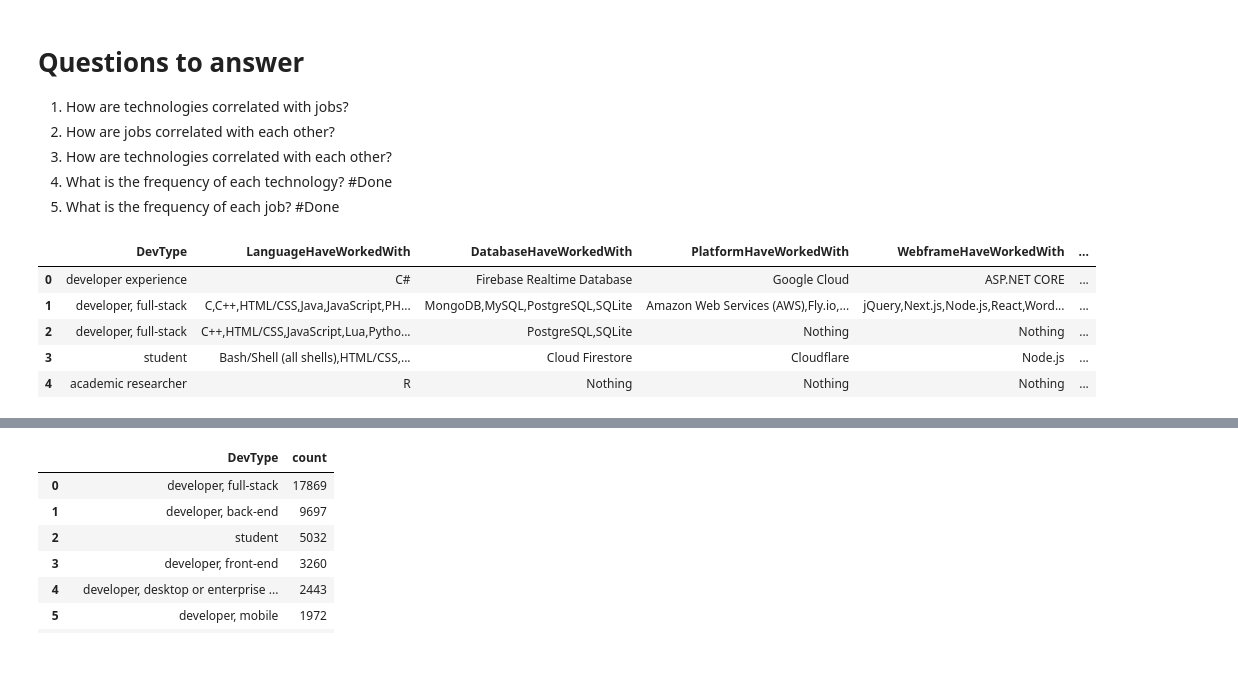
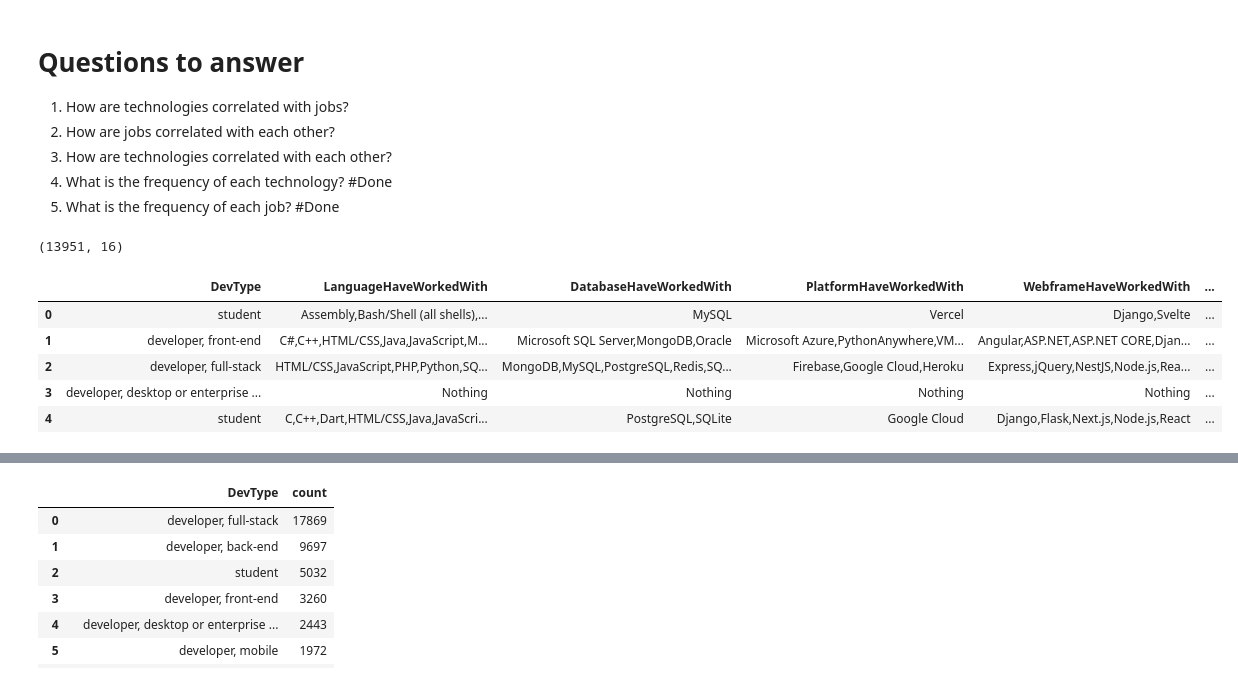
Before and after one commit to YoussefMakram27/Stack_overflow_survey_2024, a Jupyter notebook: 03_data_analysis.ipynb, the cells around one changed output, grey strips where cells are left out. Cells and saved outputs as stored; diff of their text form; code cells hidden in the pictures.

```diff
--- a/03_data_analysis.ipynb
+++ b/03_data_analysis.ipynb
@@ -40,15 +41,21 @@ pd.set_option('display.max_rows', None)
 # %%
 cleaned_df = pd.read_pickle(Data_Path)
 cleaned_df.reset_index(drop=True, inplace=True)
+# %%
+small_df = cleaned_df.sample(frac = 0.25, random_state = 42).reset_index(drop = True)
+# %%
+small_df.shape
+# %% [output]
+(13951, 16)
 # %%
-cleaned_df.drop(columns=['YearsCodePro', 'WorkExp'], inplace=True)
+small_df.drop(columns=['YearsCodePro', 'WorkExp'], inplace=True)
 # %%
-cleaned_df.head()
+small_df.head()
 # %% [output]
 |  | DevType | LanguageHaveWorkedWith | DatabaseHaveWorkedWith | PlatformHaveWorkedWith | WebframeHaveWorkedWith | ... |
-| 0 | developer experience | C# | Firebase Realtime Database | Google Cloud | ASP.NET CORE | ... |
-| 1 | developer, full-stack | C,C++,HTML/CSS,Java,JavaScript,PH... | MongoDB,MySQL,PostgreSQL,SQLite | Amazon Web Services (AWS),Fly.io,... | jQuery,Next.js,Node.js,React,Word... | ... |
-| 2 | developer, full-stack | C++,HTML/CSS,JavaScript,Lua,Pytho... | PostgreSQL,SQLite | Nothing | Nothing | ... |
-| 3 | student | Bash/Shell (all shells),HTML/CSS,... | Cloud Firestore | Cloudflare | Node.js | ... |
-| 4 | academic researcher | R | Nothing | Nothing | Nothing | ... |
+| 0 | student | Assembly,Bash/Shell (all shells),... | MySQL | Vercel | Django,Svelte | ... |
+| 1 | developer, front-end | C#,C++,HTML/CSS,Java,JavaScript,M... | Microsoft SQL Server,MongoDB,Oracle | Microsoft Azure,PythonAnywhere,VM... | Angular,ASP.NET,ASP.NET CORE,Djan... | ... |
+| 2 | developer, full-stack | HTML/CSS,JavaScript,PHP,Python,SQ... | MongoDB,MySQL,PostgreSQL,Redis,SQ... | Firebase,Google Cloud,Heroku | Express,jQuery,NestJS,Node.js,Rea... | ... |
+| 3 | developer, desktop or enterprise ... | Nothing | Nothing | Nothing | Nothing | ... |
+| 4 | student | C,C++,Dart,HTML/CSS,Java,JavaScri... | PostgreSQL,SQLite | Google Cloud | Django,Flask,Next.js,Node.js,React | ... |
 # %%
```
Also changed, not shown: parts of 14 cells of this notebook, 3 other files.
